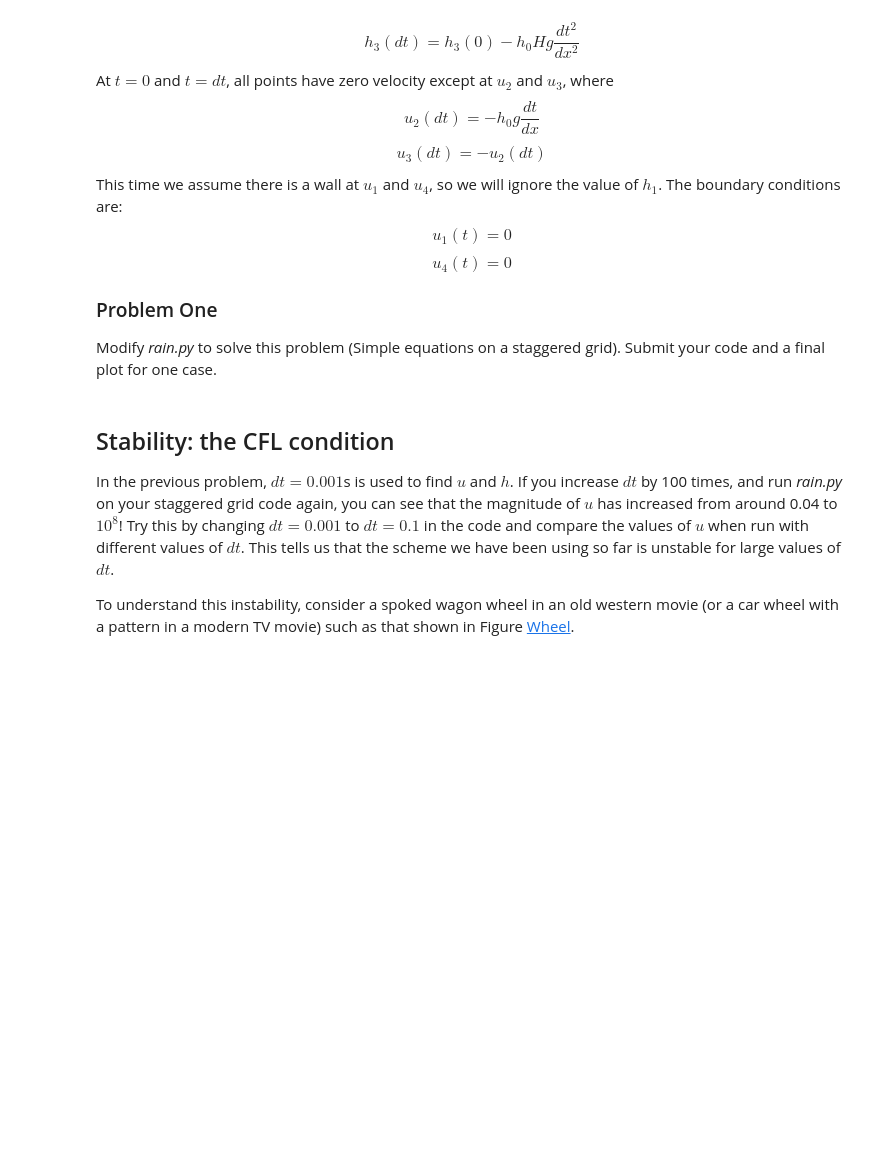
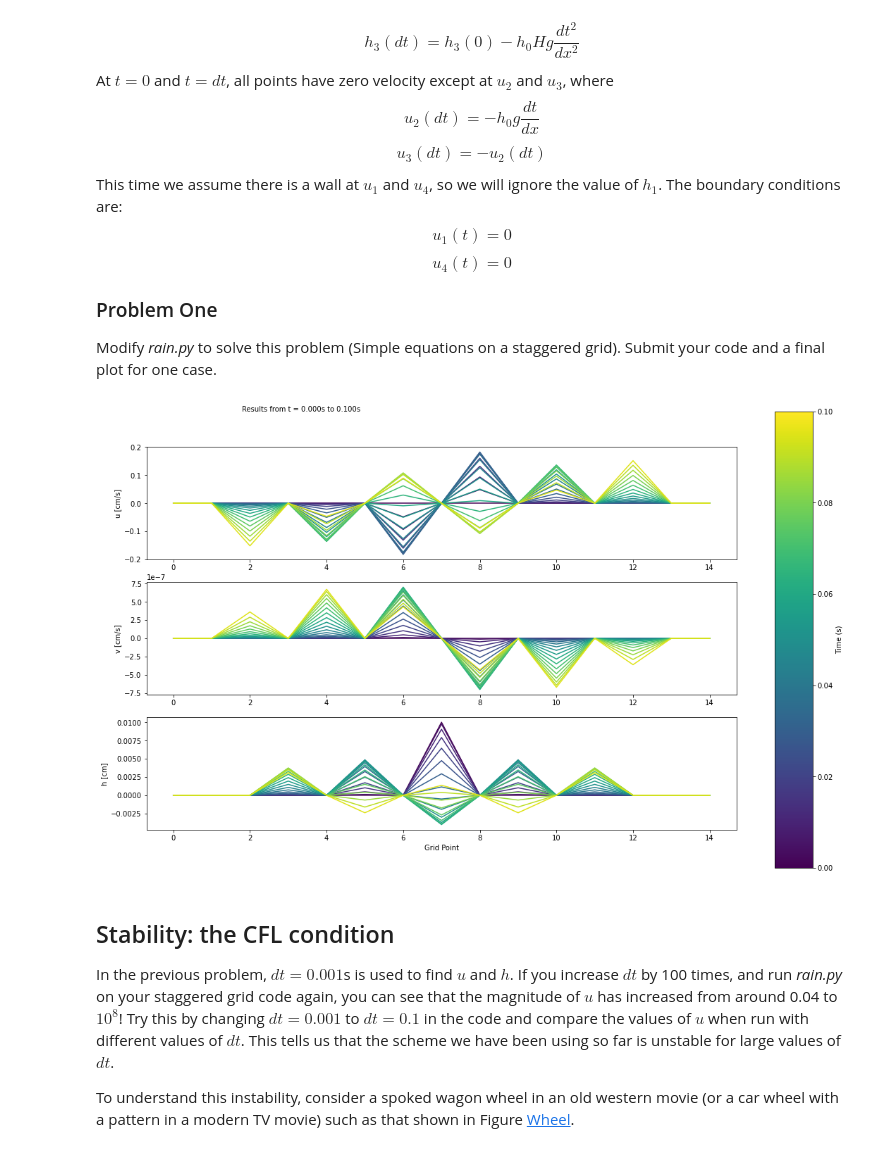
Before and after one commit to JoseEOAS/numeric_2022, a Jupyter notebook: notebooks/lab7/01-lab7-Jvalenti.ipynb, the cells around one changed output. Drawn from its saved outputs; the diff is of its cells as text; code cells hidden in the pictures; blank space fills up the shorter version.

```diff
--- a/notebooks/lab7/01-lab7-Jvalenti.ipynb
+++ b/notebooks/lab7/01-lab7-Jvalenti.ipynb
@@ -522,6 +533,12 @@ $$u_{4}(t) = 0$$
 Modify *rain.py* to solve this problem (Simple
 equations on a staggered grid). Submit your code and a final plot for
 one case.
+# %%
+import importlib
+importlib.reload(rain2)
+rain2.rain([100,15])
+# %% [output]
+[figure, added]
 # %% [markdown]
 ## Stability: the CFL condition
 [lab7:stability]:(#Stability:-the-CFL-condition)
```
Also changed, not shown: parts of 6 cells of this notebook, 1 other file.
